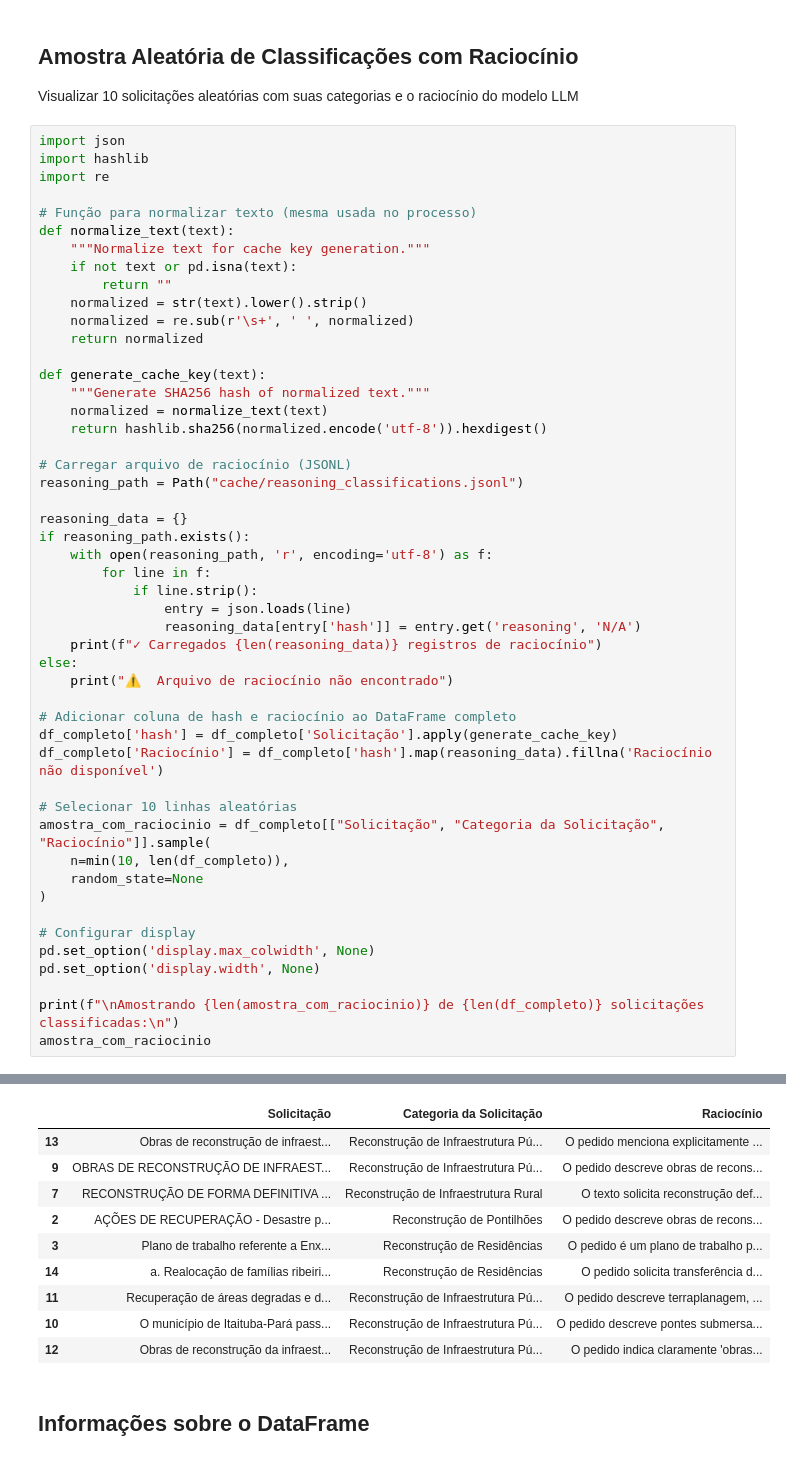
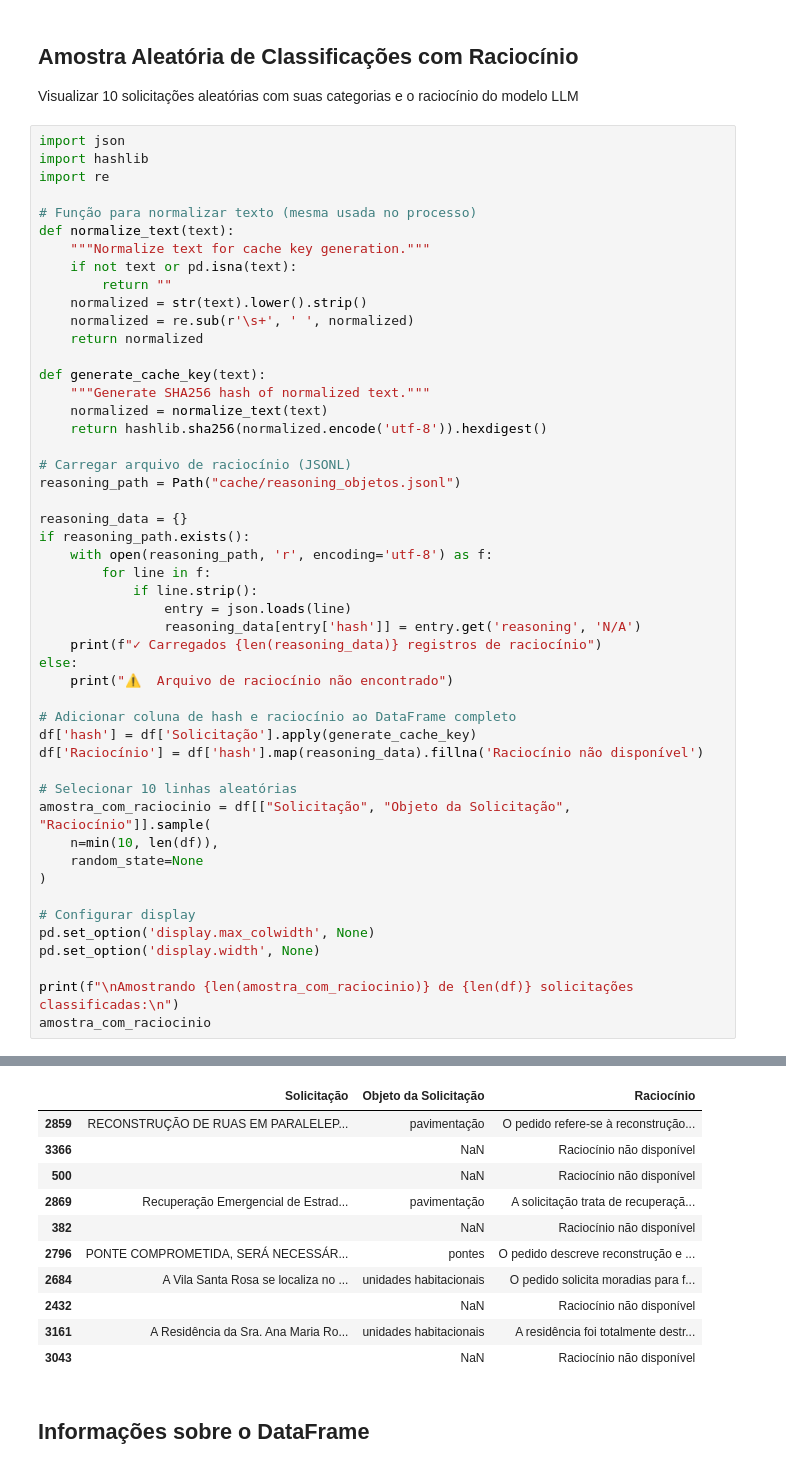
Before and after one commit to nosredna123/enap-mba-cdia-lab3, a Jupyter notebook: inspect_results.ipynb, the cells around one changed output, grey strips where cells are left out. Cells and saved outputs as stored; diff of their text form.

```diff
--- a/inspect_results.ipynb
+++ b/inspect_results.ipynb
@@ -65,7 +65,7 @@ def generate_cache_key(text):
     return hashlib.sha256(normalized.encode('utf-8')).hexdigest()
 
 # Carregar arquivo de raciocínio (JSONL)
-reasoning_path = Path("cache/reasoning_classifications.jsonl")
+reasoning_path = Path("cache/reasoning_objetos.jsonl")
 
 reasoning_data = {}
 if reasoning_path.exists():
@@ -79,12 +79,12 @@ else:
     print("⚠️  Arquivo de raciocínio não encontrado")
 
 # Adicionar coluna de hash e raciocínio ao DataFrame completo
-df_completo['hash'] = df_completo['Solicitação'].apply(generate_cache_key)
-df_completo['Raciocínio'] = df_completo['hash'].map(reasoning_data).fillna('Raciocínio não disponível')
+df['hash'] = df['Solicitação'].apply(generate_cache_key)
+df['Raciocínio'] = df['hash'].map(reasoning_data).fillna('Raciocínio não disponível')
 
 # Selecionar 10 linhas aleatórias
-amostra_com_raciocinio = df_completo[["Solicitação", "Categoria da Solicitação", "Raciocínio"]].sample(
-    n=min(10, len(df_completo)),
+amostra_com_raciocinio = df[["Solicitação", "Objeto da Solicitação", "Raciocínio"]].sample(
+    n=min(10, len(df)),
     random_state=None
 )
 
@@ -92,6 +92,6 @@ amostra_com_raciocinio = df_completo[["Solicitação", "Categoria da Solicitaç
 pd.set_option('display.max_colwidth', None)
 pd.set_option('display.width', None)
 
-print(f"\nAmostrando {len(amostra_com_raciocinio)} de {len(df_completo)} solicitações classificadas:\n")
+print(f"\nAmostrando {len(amostra_com_raciocinio)} de {len(df)} solicitações classificadas:\n")
 amostra_com_raciocinio
 # %% [output]
@@ -101,13 +101,14 @@ Amostrando 9 de 9 solicitações classificadas:
-|  | Solicitação | Categoria da Solicitação | Raciocínio |
-| 13 | Obras de reconstrução de infraest... | Reconstrução de Infraestrutura Pú... | O pedido menciona explicitamente ... |
-| 9 | OBRAS DE RECONSTRUÇÃO DE INFRAEST... | Reconstrução de Infraestrutura Pú... | O pedido descreve obras de recons... |
-| 7 | RECONSTRUÇÃO DE FORMA DEFINITIVA ... | Reconstrução de Infraestrutura Rural | O texto solicita reconstrução def... |
-| 2 | AÇÕES DE RECUPERAÇÃO - Desastre p... | Reconstrução de Pontilhões | O pedido descreve obras de recons... |
-| 3 | Plano de trabalho referente a Enx... | Reconstrução de Residências | O pedido é um plano de trabalho p... |
-| 14 | a. Realocação de famílias ribeiri... | Reconstrução de Residências | O pedido solicita transferência d... |
-| 11 | Recuperação de áreas degradas e d... | Reconstrução de Infraestrutura Pú... | O pedido descreve terraplanagem, ... |
-| 10 | O município de Itaituba-Pará pass... | Reconstrução de Infraestrutura Pú... | O pedido descreve pontes submersa... |
-| 12 | Obras de reconstrução da infraest... | Reconstrução de Infraestrutura Pú... | O pedido indica claramente 'obras... |
+|  | Solicitação | Objeto da Solicitação | Raciocínio |
+| 2859 | RECONSTRUÇÃO DE RUAS EM PARALELEP... | pavimentação | O pedido refere-se à reconstrução... |
+| 3366 |  | NaN | Raciocínio não disponível |
+| 500 |  | NaN | Raciocínio não disponível |
+| 2869 | Recuperação Emergencial de Estrad... | pavimentação | A solicitação trata de recuperaçã... |
+| 382 |  | NaN | Raciocínio não disponível |
+| 2796 | PONTE COMPROMETIDA, SERÁ NECESSÁR... | pontes | O pedido descreve reconstrução e ... |
+| 2684 | A Vila Santa Rosa se localiza no ... | unidades habitacionais | O pedido solicita moradias para f... |
+| 2432 |  | NaN | Raciocínio não disponível |
+| 3161 | A Residência da Sra. Ana Maria Ro... | unidades habitacionais | A residência foi totalmente destr... |
+| 3043 |  | NaN | Raciocínio não disponível |
 # %% [markdown]
 ## Informações sobre o DataFrame
 # %%
```
Also changed, not shown: parts of 9 cells of this notebook, 4 other files.
